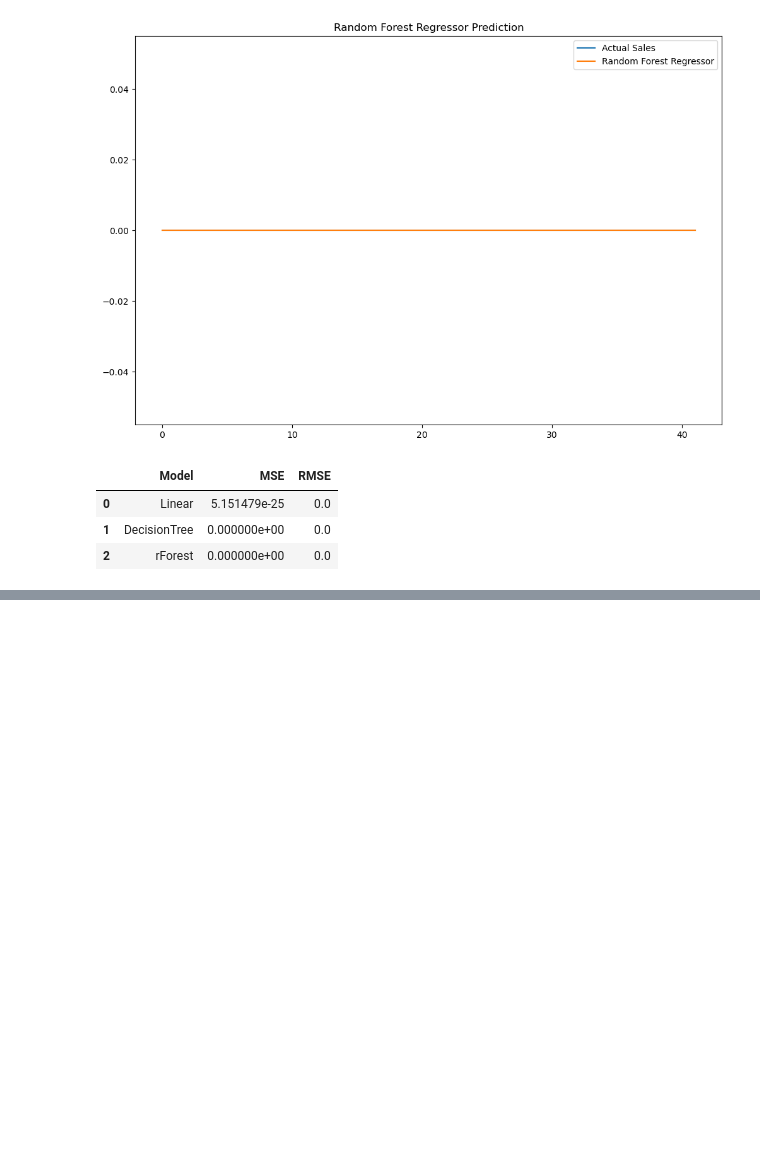
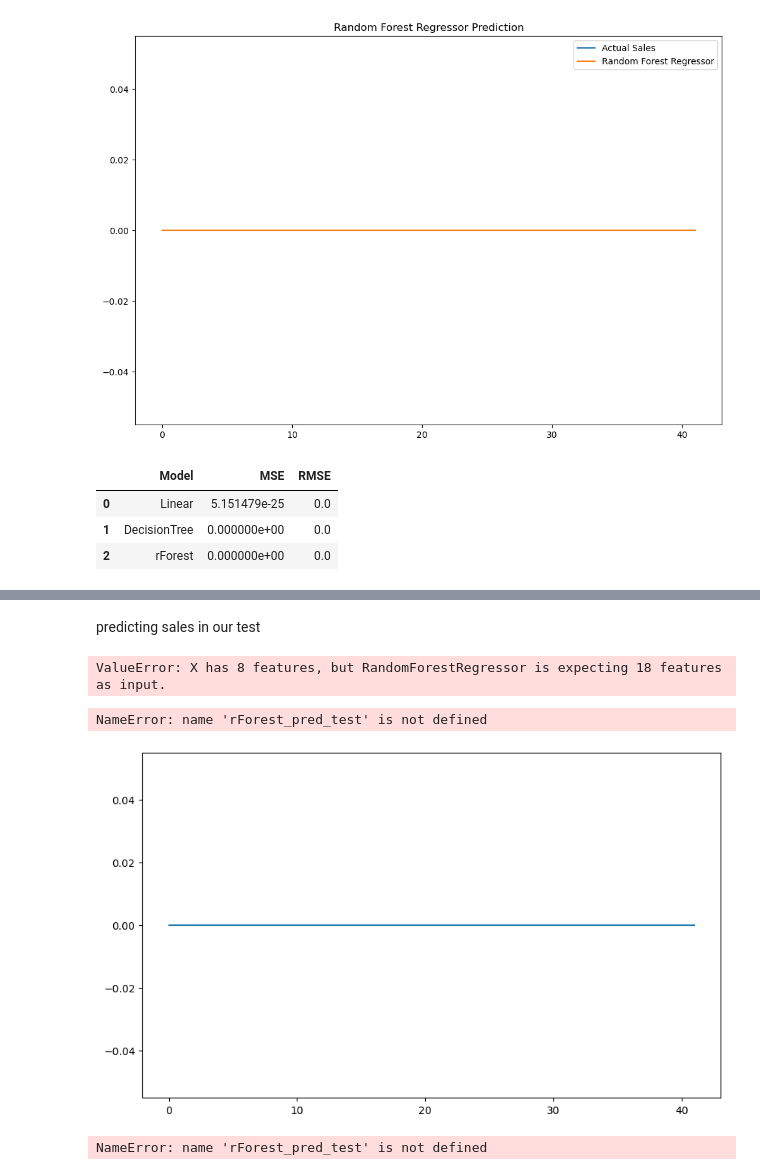
Before and after one commit to ikoghoemmanuell/Time-Series-Forecasting-of-Store-Sales, a Jupyter notebook: teamNice-LP2 - Copy.ipynb, the cells around one changed output, grey strips where cells are left out. Drawn from its saved outputs; the diff is of its cells as text; code cells hidden in the pictures; blank space fills up the shorter version.

Commit message:
started preparing our test for prediction

```diff
--- a/teamNice-LP2 - Copy.ipynb
+++ b/teamNice-LP2 - Copy.ipynb
@@ -656,7 +666,7 @@ dtype: int64
 ## Use pandas' powerful time-based indexing to analyze data
 test['Year'] = test.index.year
 test['Month'] = test.index.month
-test['Weekday Name'] = test.index.day_name()
+test['Quarter'] = test.index.quarter
 
 merged3['Year'] = merged3.index.year
 merged3['Month'] = merged3.index.month
@@ -960,0 +873,26 @@ results
+# %%
+from sklearn.pipeline import Pipeline
+from sklearn.compose import ColumnTransformer
+from sklearn.preprocessing import StandardScaler
+
+# train_labels=test.drop('sales',axis=1)
+cat_attribs=['family']
+train_num=test.drop(['family'], axis=1)
+num_attribs=list(train_num)
+
+
+numeric_transformer = Pipeline(
+    steps=[("scaler", StandardScaler())]
+)
+categorical_transformer = Pipeline(
+    steps=[
+        ("encoder", OneHotEncoder())
+    ]
+)
+full_pipeline = ColumnTransformer(
+    transformers=[
+        ("cat", categorical_transformer, cat_attribs),
+        ("num", numeric_transformer, num_attribs)
+    ]
+)
+test_prepared=full_pipeline.fit_transform(test)
@@ -960,0 +901,4 @@ results
+# %%
+from pandas import DataFrame
+test_preparedd = DataFrame(test_prepared, columns=['store_nbr', 'fam1','fam2','fam3', 'onpromotion','Year', 'Month', 'Quarter'])
+test_preparedd
@@ -960,0 +919,28 @@ results
+# %% [markdown]
+predicting sales in our test
+# %%
+rForest_pred_test = model_randomForest.predict(test_preparedd)
+# %% [output]
+ValueError: X has 8 features, but RandomForestRegressor is expecting 18 features as input.
+# %%
+plt.figure(figsize=(10,6))
+plt.plot(rForest_pred, label ='Actual Sales')
+plt.plot(rForest_pred_test, label='Random Forest Regressor')
+plt.legend(loc='best')
+plt.title('Random Forest Regressor Prediction')
+plt.show()
+# %% [output]
+NameError: name 'rForest_pred_test' is not defined
+[figure, added]
+# %%
+mse = mean_squared_error(rForest_pred, rForest_pred_test )
+#msle = mean_squared_log_error(rForest_pred, rForest_pred_test)
+rmse = np.sqrt(mean_squared_error(rForest_pred, rForest_pred_test )).round(2)
+#rmsle = np.sqrt(mean_squared_log_error(rForest_pred, rForest_pred_test)).round(2)
+
+model_results = pd.DataFrame([['rForest_test', mse, rmse]], columns = ['Model', 'MSE', 'RMSE'])
+# model_results = pd.DataFrame([['AR', mse, msle, rmse, rmsle]], columns = ['Model', 'MSE', 'MSLE', 'RMSE', 'RMSLE'])
+results = results.append(model_results, ignore_index = True)
+results
+# %% [output]
+NameError: name 'rForest_pred_test' is not defined
```
Also changed, not shown: parts of 34 cells of this notebook.
